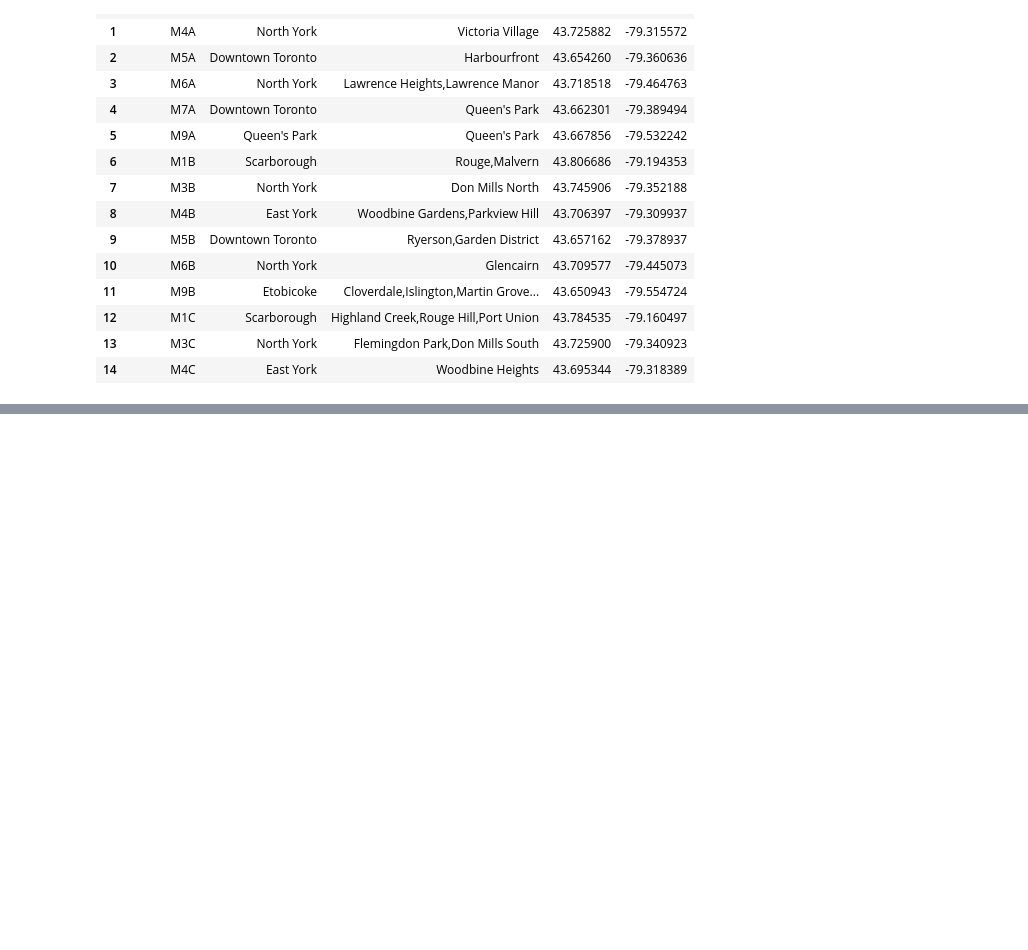
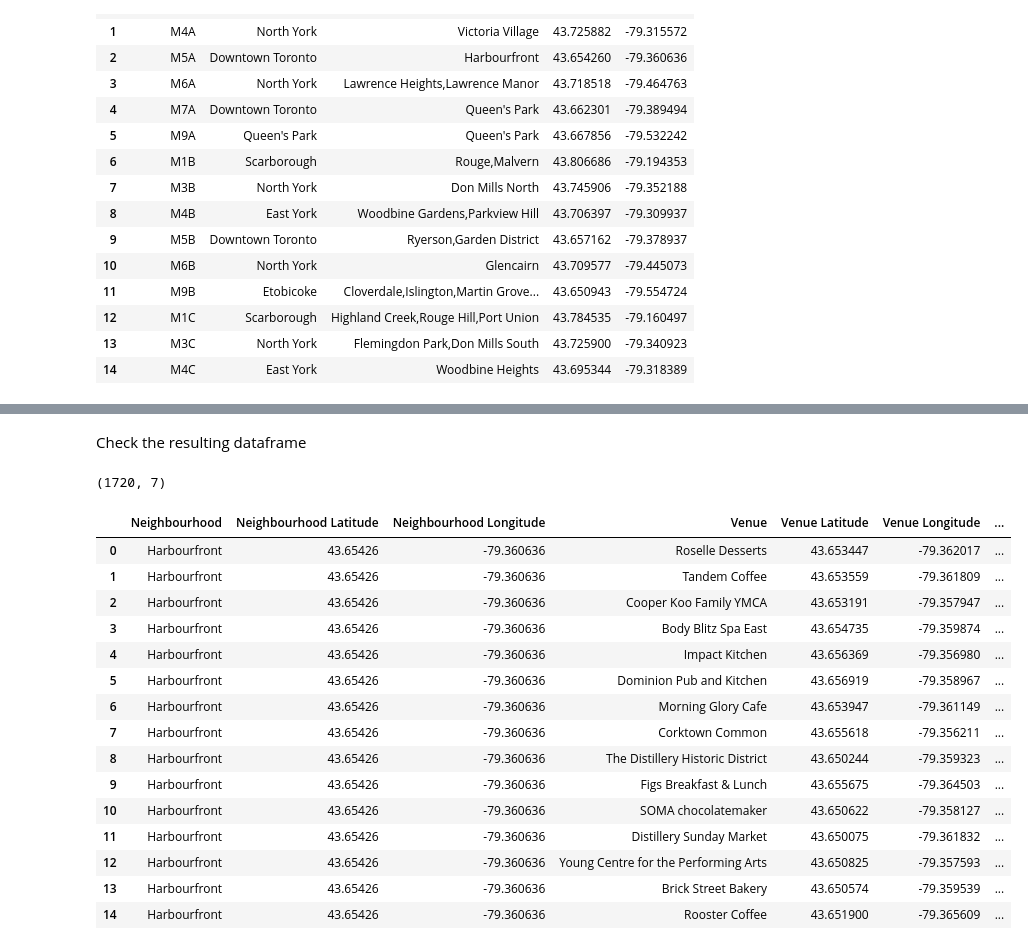
Before and after one commit to zekaimon/Coursera_Capstone, a Jupyter notebook: AssignmentWeek3.ipynb, the cells around one changed output, grey strips where cells are left out. Drawn from its saved outputs; the diff is of its cells as text; code cells hidden in the pictures; blank space fills up the shorter version.

```diff
--- a/AssignmentWeek3.ipynb
+++ b/AssignmentWeek3.ipynb
@@ -195,0 +211,4 @@ neigh_df.head(15)
+# %%
+toronto_df = neigh_df[neigh_df['Borough'].str.contains('Toronto')]
+toronto_df.reset_index(inplace=True, drop=True)
+toronto_df.head(15)
@@ -195,0 +234,4 @@ neigh_df.head(15)
+# %%
+CLIENT_ID='5UHVXPB1KWIYA4QWT4RP0WNIM41HM1HA0YXEMVHPCZEWC1SM'
+CLIENT_SECRET='U5STCVRMQQ2SAGQ35TXPDUTXGKKC2V1OWMYXZDGS14ZFZ50B'
+VERSION = '20180604'
@@ -195,0 +287,4 @@ neigh_df.head(15)
+# %%
+toronto_venues = getNearbyVenues(names=toronto_df['Neighbourhood'],
+                                latitudes=toronto_df['Latitude'],
+                                longitudes=toronto_df['Longitude'])
@@ -195,0 +309,25 @@ neigh_df.head(15)
+# %% [markdown]
+Check the resulting dataframe
+# %%
+toronto_venues.shape
+# %% [output]
+(1720, 7)
+# %%
+toronto_venues.head(15)
+# %% [output]
+|  | Neighbourhood | Neighbourhood Latitude | Neighbourhood Longitude | Venue | Venue Latitude | Venue Longitude | ... |
+| 0 | Harbourfront | 43.65426 | -79.360636 | Roselle Desserts | 43.653447 | -79.362017 | ... |
+| 1 | Harbourfront | 43.65426 | -79.360636 | Tandem Coffee | 43.653559 | -79.361809 | ... |
+| 2 | Harbourfront | 43.65426 | -79.360636 | Cooper Koo Family YMCA | 43.653191 | -79.357947 | ... |
+| 3 | Harbourfront | 43.65426 | -79.360636 | Body Blitz Spa East | 43.654735 | -79.359874 | ... |
+| 4 | Harbourfront | 43.65426 | -79.360636 | Impact Kitchen | 43.656369 | -79.356980 | ... |
+| 5 | Harbourfront | 43.65426 | -79.360636 | Dominion Pub and Kitchen | 43.656919 | -79.358967 | ... |
+| 6 | Harbourfront | 43.65426 | -79.360636 | Morning Glory Cafe | 43.653947 | -79.361149 | ... |
+| 7 | Harbourfront | 43.65426 | -79.360636 | Corktown Common | 43.655618 | -79.356211 | ... |
+| 8 | Harbourfront | 43.65426 | -79.360636 | The Distillery Historic District | 43.650244 | -79.359323 | ... |
+| 9 | Harbourfront | 43.65426 | -79.360636 | Figs Breakfast & Lunch | 43.655675 | -79.364503 | ... |
+| 10 | Harbourfront | 43.65426 | -79.360636 | SOMA chocolatemaker | 43.650622 | -79.358127 | ... |
+| 11 | Harbourfront | 43.65426 | -79.360636 | Distillery Sunday Market | 43.650075 | -79.361832 | ... |
+| 12 | Harbourfront | 43.65426 | -79.360636 | Young Centre for the Performing Arts | 43.650825 | -79.357593 | ... |
+| 13 | Harbourfront | 43.65426 | -79.360636 | Brick Street Bakery | 43.650574 | -79.359539 | ... |
+| 14 | Harbourfront | 43.65426 | -79.360636 | Rooster Coffee | 43.651900 | -79.365609 | ... |
```
Also changed, not shown: parts of 32 cells of this notebook.
